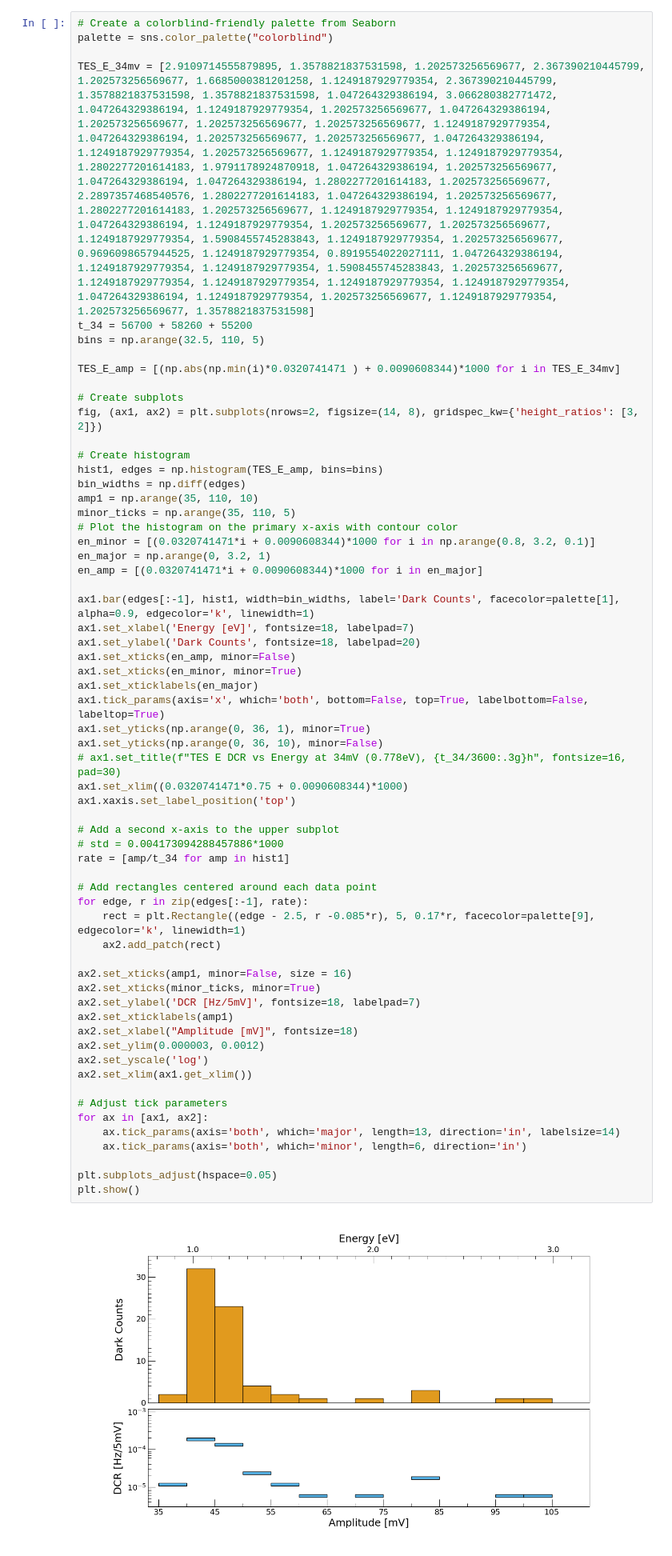
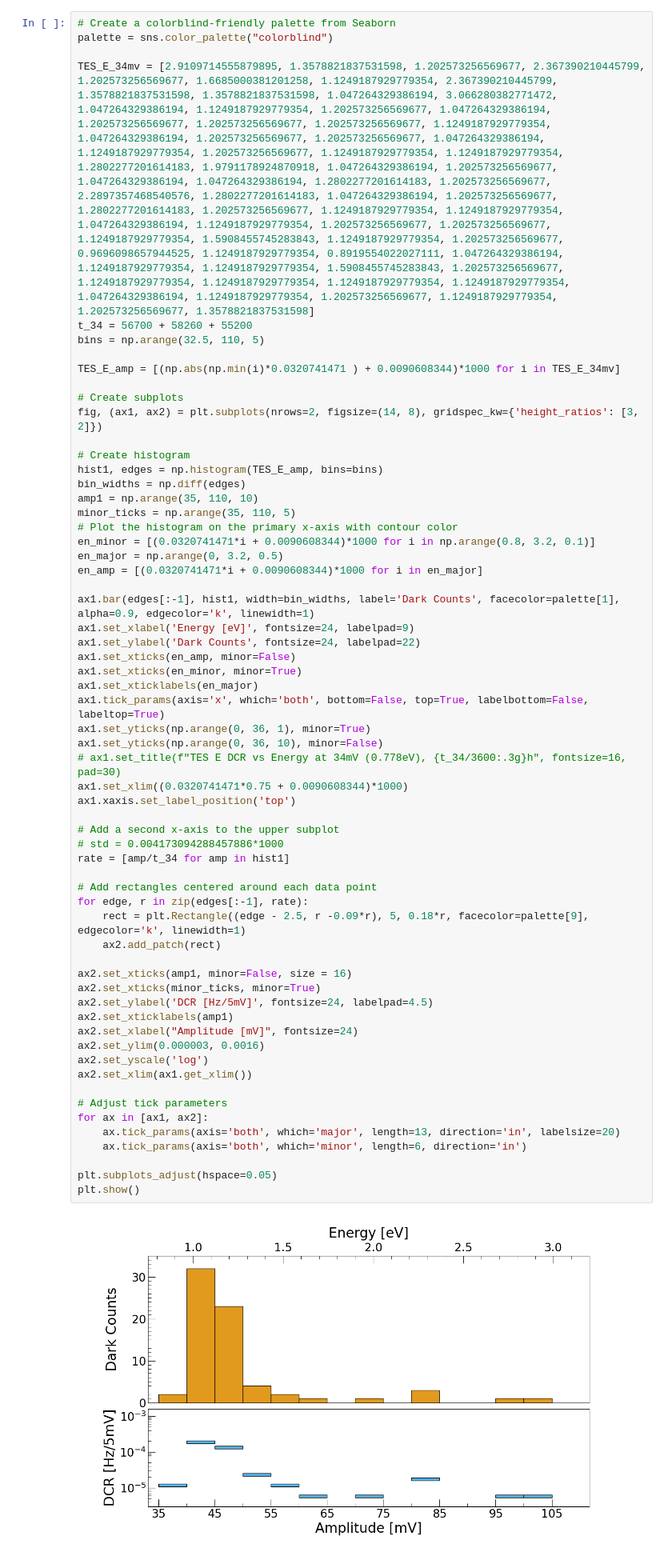
Before and after one commit to nyuad-astroparticle/TES-analysis, a Jupyter notebook: PCA_plot_working.ipynb, the cells around one changed output. Shown at 80% size. Drawn from its saved outputs; the diff is of its cells as text.

```diff
--- a/PCA_plot_working.ipynb
+++ b/PCA_plot_working.ipynb
@@ -741,49 +746,49 @@ amp1 = np.arange(35, 110, 10)
 minor_ticks = np.arange(35, 110, 5)
 # Plot the histogram on the primary x-axis with contour color
 en_minor = [(0.0320741471*i + 0.0090608344)*1000 for i in np.arange(0.8, 3.2, 0.1)]
-en_major = np.arange(0, 3.2, 1)
+en_major = np.arange(0, 3.2, 0.5)
 en_amp = [(0.0320741471*i + 0.0090608344)*1000 for i in en_major]
 
 ax1.bar(edges[:-1], hist1, width=bin_widths, label='Dark Counts', facecolor=palette[1], alpha=0.9, edgecolor='k', linewidth=1)
-ax1.set_xlabel('Energy [eV]', fontsize=18, labelpad=7)
-ax1.set_ylabel('Dark Counts', fontsize=18, labelpad=20)
+ax1.set_xlabel('Energy [eV]', fontsize=24, labelpad=9)
+ax1.set_ylabel('Dark Counts', fontsize=24, labelpad=22)
 ax1.set_xticks(en_amp, minor=False)
 ax1.set_xticks(en_minor, minor=True)
 ax1.set_xticklabels(en_major)
 ax1.tick_params(axis='x', which='both', bottom=False, top=True, labelbottom=False, labeltop=True)
 ax1.set_yticks(np.arange(0, 36, 1), minor=True)
 ax1.set_yticks(np.arange(0, 36, 10), minor=False)
 # ax1.set_title(f"TES E DCR vs Energy at 34mV (0.778eV), {t_34/3600:.3g}h", fontsize=16, pad=30)
 ax1.set_xlim((0.0320741471*0.75 + 0.0090608344)*1000)
 ax1.xaxis.set_label_position('top')
 
 # Add a second x-axis to the upper subplot
 # std = 0.004173094288457886*1000
 rate = [amp/t_34 for amp in hist1]
 
 # Add rectangles centered around each data point
 for edge, r in zip(edges[:-1], rate):
-    rect = plt.Rectangle((edge - 2.5, r -0.085*r), 5, 0.17*r, facecolor=palette[9], edgecolor='k', linewidth=1)
+    rect = plt.Rectangle((edge - 2.5, r -0.09*r), 5, 0.18*r, facecolor=palette[9], edgecolor='k', linewidth=1)
     ax2.add_patch(rect)
 
 ax2.set_xticks(amp1, minor=False, size = 16)
 ax2.set_xticks(minor_ticks, minor=True)
-ax2.set_ylabel('DCR [Hz/5mV]', fontsize=18, labelpad=7)
+ax2.set_ylabel('DCR [Hz/5mV]', fontsize=24, labelpad=4.5)
 ax2.set_xticklabels(amp1)
-ax2.set_xlabel("Amplitude [mV]", fontsize=18)
-ax2.set_ylim(0.000003, 0.0012)
+ax2.set_xlabel("Amplitude [mV]", fontsize=24)
+ax2.set_ylim(0.000003, 0.0016)
 ax2.set_yscale('log')
 ax2.set_xlim(ax1.get_xlim())
 
 # Adjust tick parameters
 for ax in [ax1, ax2]:
-    ax.tick_params(axis='both', which='major', length=13, direction='in', labelsize=14)
+    ax.tick_params(axis='both', which='major', length=13, direction='in', labelsize=20)
     ax.tick_params(axis='both', which='minor', length=6, direction='in')
 
 plt.subplots_adjust(hspace=0.05)
 plt.show()
 # %% [output]
-[figure, old version]
+[figure, new version]
 # %%
 print(pyper_red)
 
```
Also changed, not shown: parts of 1 cell of this notebook.
